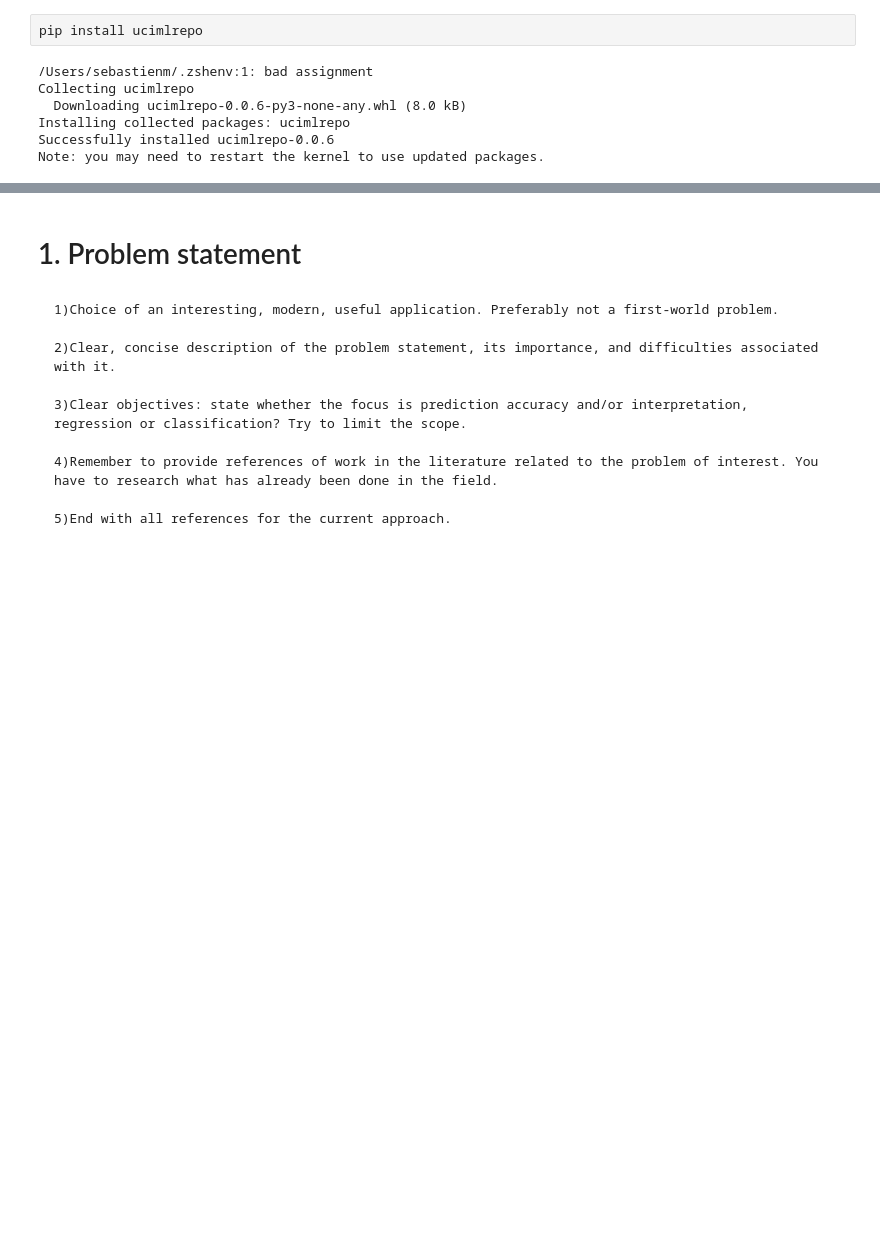
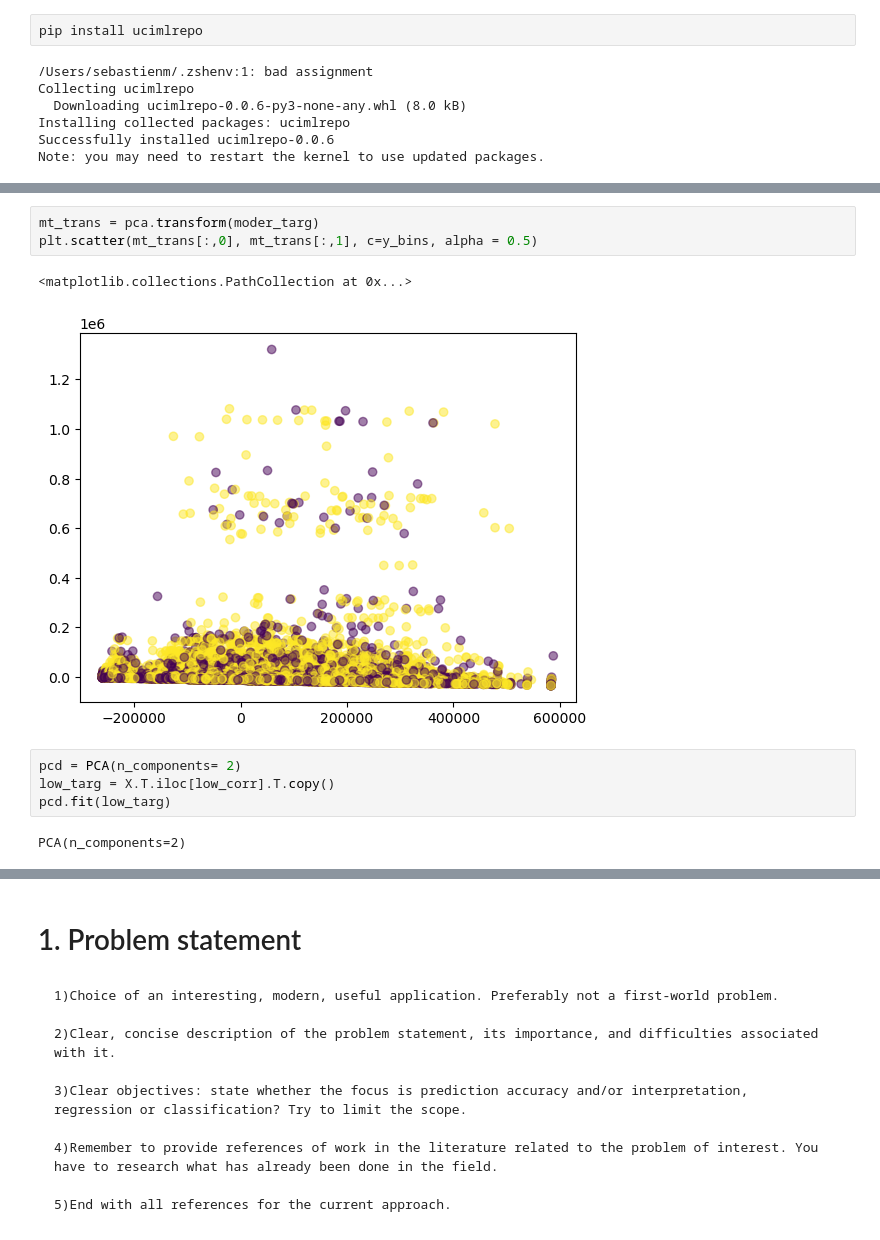
Before and after one commit to SebastienMeniere/Data-Science-A1, a Jupyter notebook: A1_project.ipynb, the cells around one changed output, grey strips where cells are left out. Cells and saved outputs as stored; diff of their text form; blank space fills up the shorter version.

```diff
--- a/A1_project.ipynb
+++ b/A1_project.ipynb
@@ -15,0 +102,12 @@ data =(pd.read_csv("OnlineNewsPopularity/OnlineNewsPopularity.csv"))
+# %%
+mt_trans = pca.transform(moder_targ)
+plt.scatter(mt_trans[:,0], mt_trans[:,1], c=y_bins, alpha = 0.5)
+# %% [output]
+<matplotlib.collections.PathCollection at 0x...>
+[figure, added]
+# %%
+pcd = PCA(n_components= 2)
+low_targ = X.T.iloc[low_corr].T.copy()
+pcd.fit(low_targ)
+# %% [output]
+PCA(n_components=2)
```
Also changed, not shown: parts of 21 cells of this notebook, 1 other file.
